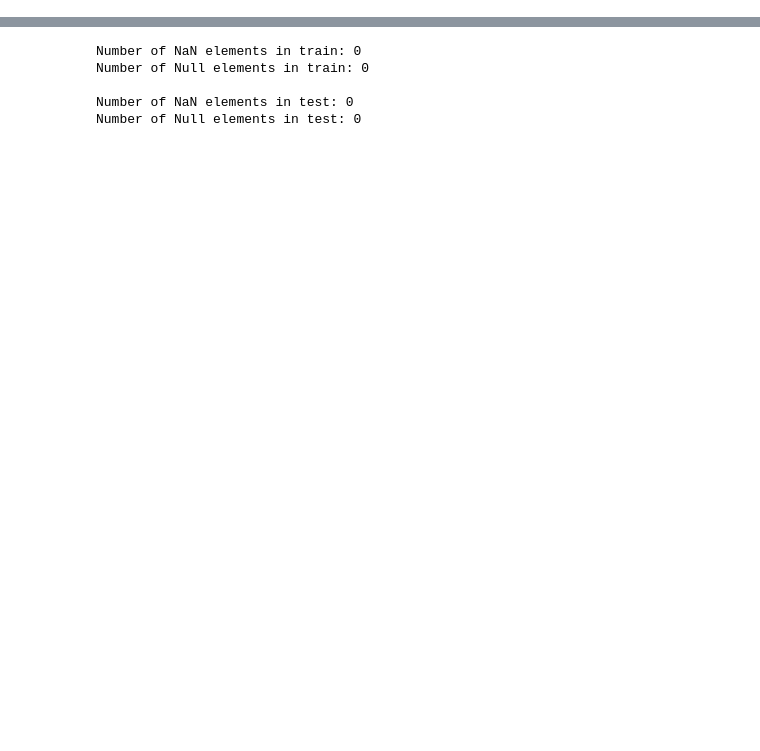
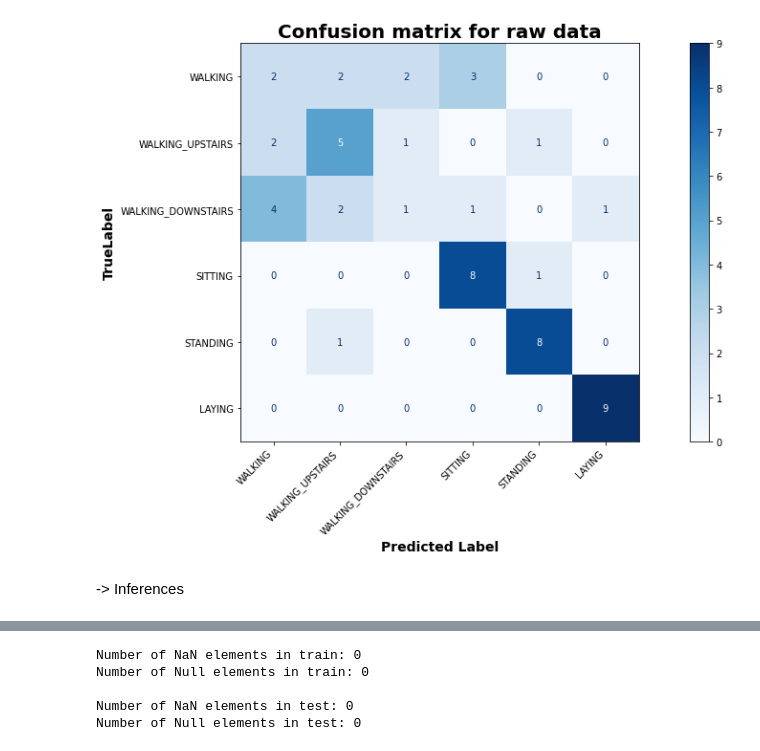
Before and after one commit to vinayak-rana/es335-24-fall-assignment-1, a Jupyter notebook: Task-2.ipynb, the cells around one changed output, grey strips where cells are left out. Saved outputs shown, nothing was run; the diff lists cells and outputs as text; code cells hidden in the pictures; blank space fills up the shorter version.

```diff
--- a/Task-2.ipynb
+++ b/Task-2.ipynb
@@ -244,0 +73,3 @@ test shape: (2947, 564)
+# %%
+classes = {"WALKING":1,"WALKING_UPSTAIRS":2,"WALKING_DOWNSTAIRS":3,"SITTING":4,"STANDING":5,"LAYING":6}
+X_train,X_test,y_train,y_test = load_data()
@@ -244,0 +135,17 @@ test shape: (2947, 564)
+# %%
+# Plotting confusion matrix
+
+cm=confusion_matrix(y_test,predictions_raw)
+cm_beautified=ConfusionMatrixDisplay(cm,display_labels=classes)
+fig, ax = plt.subplots(figsize=(15, 8))
+cm_beautified.plot(cmap='Blues', ax=ax)
+plt.title('Confusion matrix for raw data',fontweight='bold',fontsize=20)
+plt.xticks(rotation=45,ha='right')
+plt.yticks()
+plt.xlabel('Predicted Label',fontweight='bold',fontsize=14)
+plt.ylabel('TrueLabel',fontweight='bold',fontsize=14)
+plt.tight_layout()
+# %% [output]
+[figure, added]
+# %% [markdown]
+-> Inferences
```
Also changed, not shown: parts of 119 cells of this notebook.
